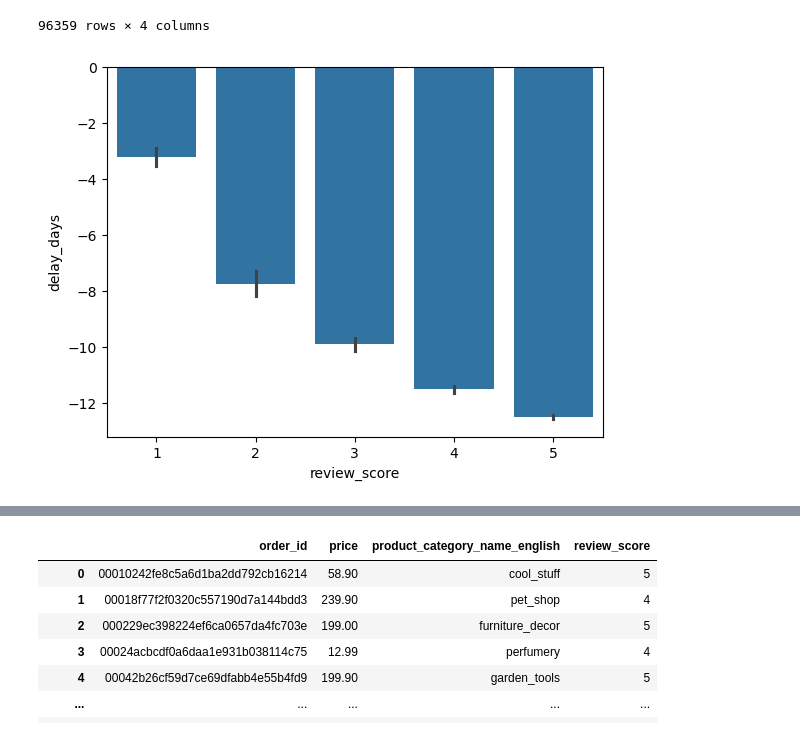
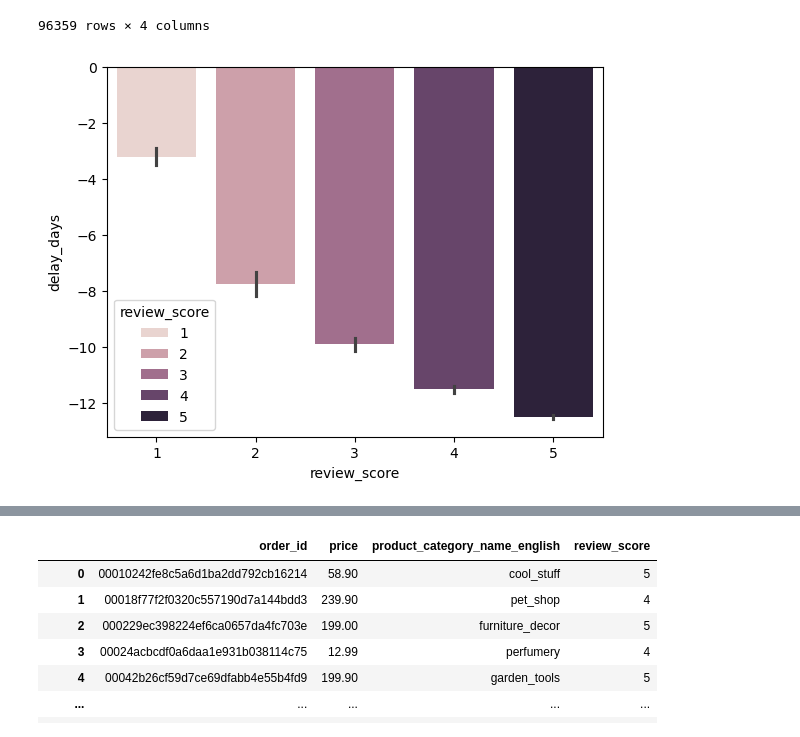
Before and after one commit to taaesu/olist_analysis, a Jupyter notebook: olist_analysis.ipynb, the cells around one changed output, grey strips where cells are left out. Cells and saved outputs as stored; diff of their text form; code cells hidden in the pictures.

```diff
--- a/olist_analysis.ipynb
+++ b/olist_analysis.ipynb
@@ -138,6 +172,6 @@ df_delay
 | 96358 | 5 | 2018-03-16 13:08:30 | 2018-04-03 00:00:00 | -17.0 |
 96359 rows × 4 columns
 # %%
-sns.barplot(data=df_delay, x='review_score',y='delay_days');
+sns.barplot(data=df_delay, x='review_score',y='delay_days', hue='review_score');
 # %% [output]
-[figure, old version]
+[figure, new version]
```
Also changed, not shown: parts of 43 cells of this notebook.
